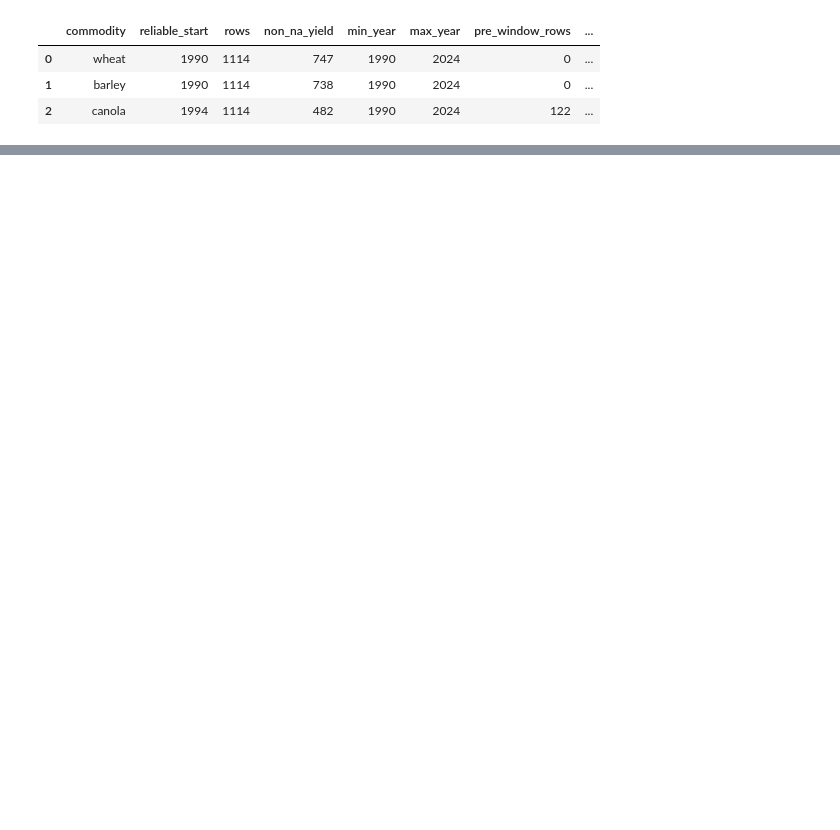
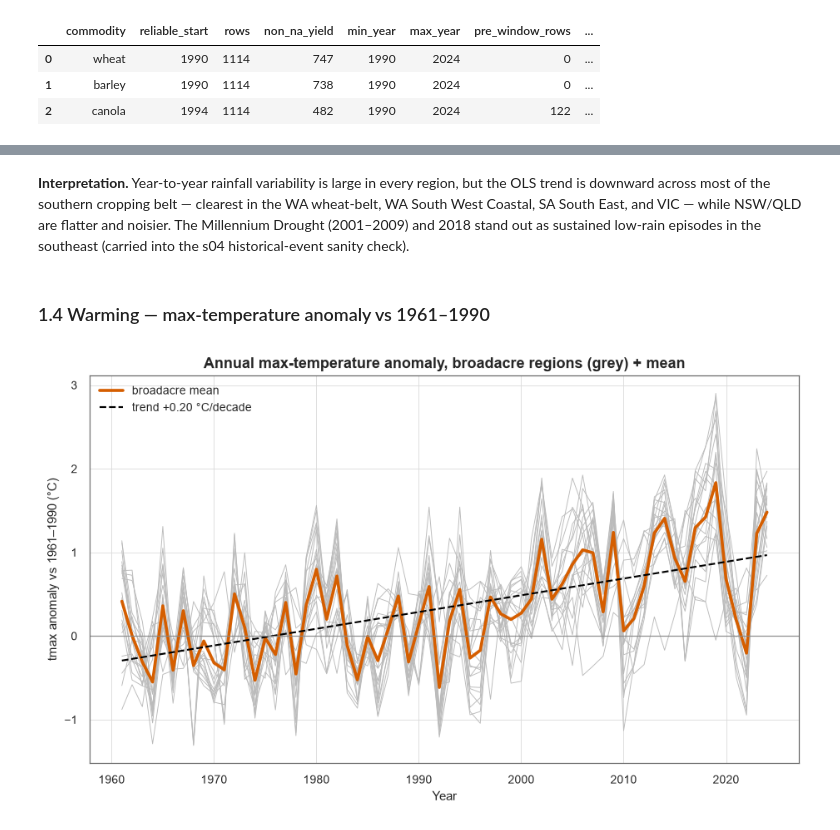
Before and after one commit to kota2003/agriculture-risk-monitoring-system, a Jupyter notebook: notebooks/03_exploratory_analysis.ipynb, the cells around one changed output, grey strips where cells are left out. Drawn from its saved outputs; the diff is of its cells as text; code cells hidden in the pictures; blank space fills up the shorter version.

```diff
--- a/notebooks/03_exploratory_analysis.ipynb
+++ b/notebooks/03_exploratory_analysis.ipynb
@@ -104,0 +216,33 @@ _Each figure here will carry a one-sentence interpretation beneath it._
+# %% [markdown]
+**Interpretation.** Year-to-year rainfall variability is large in every region, but the OLS trend is downward across most of the southern cropping belt — clearest in the WA wheat-belt, WA South West Coastal, SA South East, and VIC — while NSW/QLD are flatter and noisier. The Millennium Drought (2001–2009) and 2018 stand out as sustained low-rain episodes in the southeast (carried into the s04 historical-event sanity check).
+# %% [markdown]
+### 1.4 Warming — max-temperature anomaly vs 1961–1990
+# %%
+base = (
+    bl[(bl.variable == "max_temp") & (bl.baseline == "1961-1990")]
+    .set_index("aagis_code").value
+)
+mt = ann[ann.variable == "max_temp"]
+fig, ax = plt.subplots(figsize=(10, 5.5))
+series = []
+for c in broad.aagis_code:
+    s = mt[mt.aagis_code == c].sort_values("year")
+    anom = s.value.values - base[c]
+    ax.plot(s.year, anom, lw=0.6, color="#BBBBBB")
+    series.append(pd.Series(anom, index=s.year.values))
+mean_anom = pd.concat(series, axis=1).mean(axis=1)
+ax.plot(mean_anom.index, mean_anom.values, lw=2.4, color=OKABE_ITO[3], label="broadacre mean")
+b = np.polyfit(mean_anom.index, mean_anom.values, 1)
+ax.plot(
+    mean_anom.index, np.polyval(b, mean_anom.index), lw=1.4, ls="--",
+    color=OKABE_ITO[7], label=f"trend {b[0] * 10:+.2f} °C/decade",
+)
+ax.axhline(0, color="#888888", lw=0.8)
+ax.set_xlabel("Year")
+ax.set_ylabel("tmax anomaly vs 1961–1990 (°C)")
+ax.set_title("Annual max-temperature anomaly, broadacre regions (grey) + mean")
+ax.legend()
+savefig(fig, "s02_tmax_anomaly")
+plt.show()
+# %% [output]
+[figure, added]
```
Also changed, not shown: parts of 29 cells of this notebook, 13 other files.
